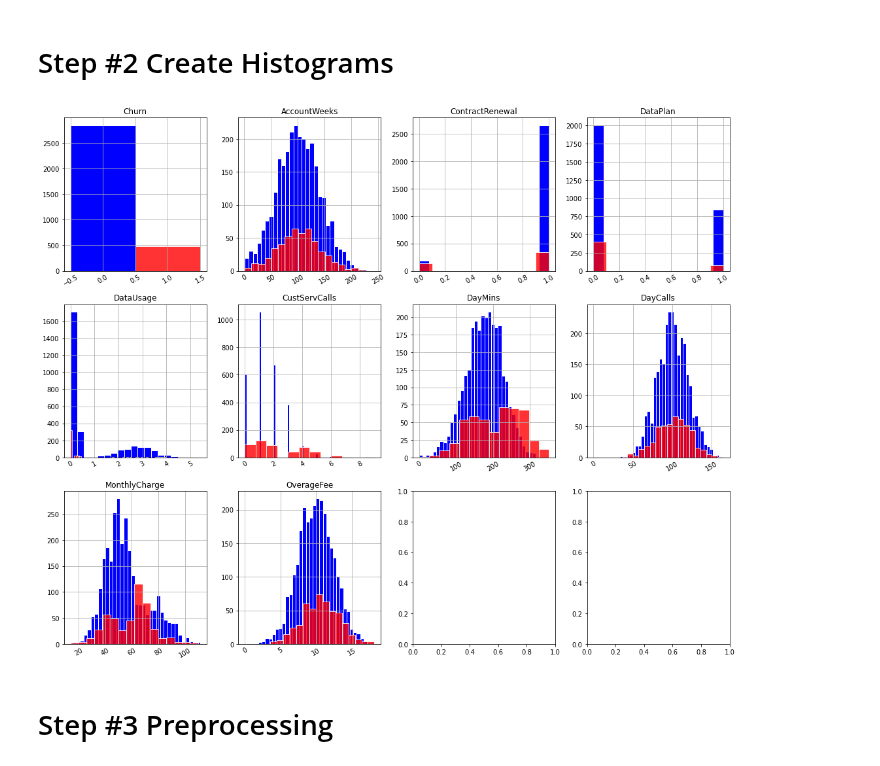
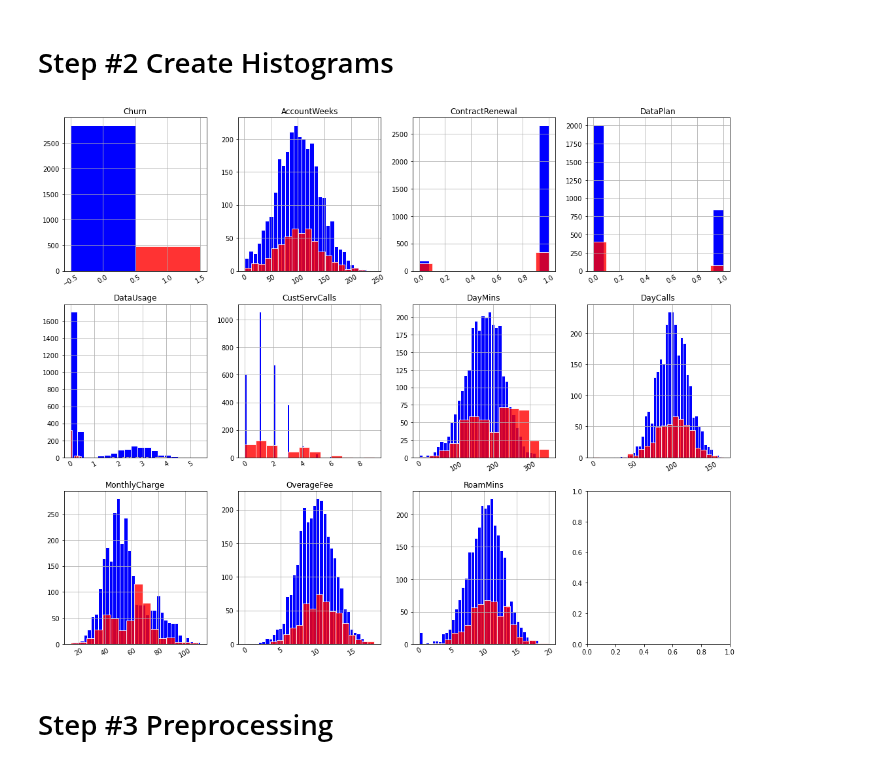
Before and after one commit to flo7up/relataly-public-python-tutorials, a Jupyter notebook: 017 Customer Churn Prediction using Random Decision Forest and Permutation Feature Importance.ipynb, the cells around one changed output. Saved outputs shown, nothing was run; the diff lists cells and outputs as text; code cells hidden in the pictures.

```diff
--- a/017 Customer Churn Prediction using Random Decision Forest and Permutation Feature Importance.ipynb
+++ b/017 Customer Churn Prediction using Random Decision Forest and Permutation Feature Importance.ipynb
@@ -33,30 +33,33 @@ train_df.head()
 # Step #2 Create Histograms
 # %%
 # Create histograms for feature columns separated by prediction label value
+df_plot = train_df.copy()
 
 class_columnname = 'Churn'
 register_matplotlib_converters()
 
 list_length = df_plot.shape[1]
 ncols = 4
 nrows = int(round(list_length / ncols, 0))
+if ncols * nrows < list_length:
+    nrows += 1
 
 fig, ax = plt.subplots(nrows=nrows, ncols=ncols, sharex=False, figsize=(15, 12))
 fig.subplots_adjust(hspace=0.5, wspace=0.5)
-for i in range(0, list_length-1):
+for i in range(0, list_length):
         featurename = df_plot.columns[i]
         ax = plt.subplot(nrows, ncols, i+1)
         y0 = df_plot[df_plot[class_columnname]==0][featurename]
         ax.hist(y0, color='blue', label= featurename + f'-{class_columnname}', bins='auto', edgecolor='w')
         y1 = df_plot[df_plot[class_columnname]==1][featurename]
-        ax.hist(y1, color='red', alpha=0.8, label=featurename + '-No{class_columnname}', bins='auto', edgecolor='w')
+        ax.hist(y1, color='red', alpha=0.8, label=featurename + f'-No{class_columnname}', bins='auto', edgecolor='w')
         ax.set_title(featurename)
         ax.tick_params(axis="x", rotation=30, labelsize=10, length=0)
         plt.grid()
 fig.tight_layout()
 plt.show()
 # %% [output]
-[figure, old version]
+[figure, new version]
 # %% [markdown]
 # Step #3 Preprocessing
 # %%
```
Also changed, not shown: 1 other file.
